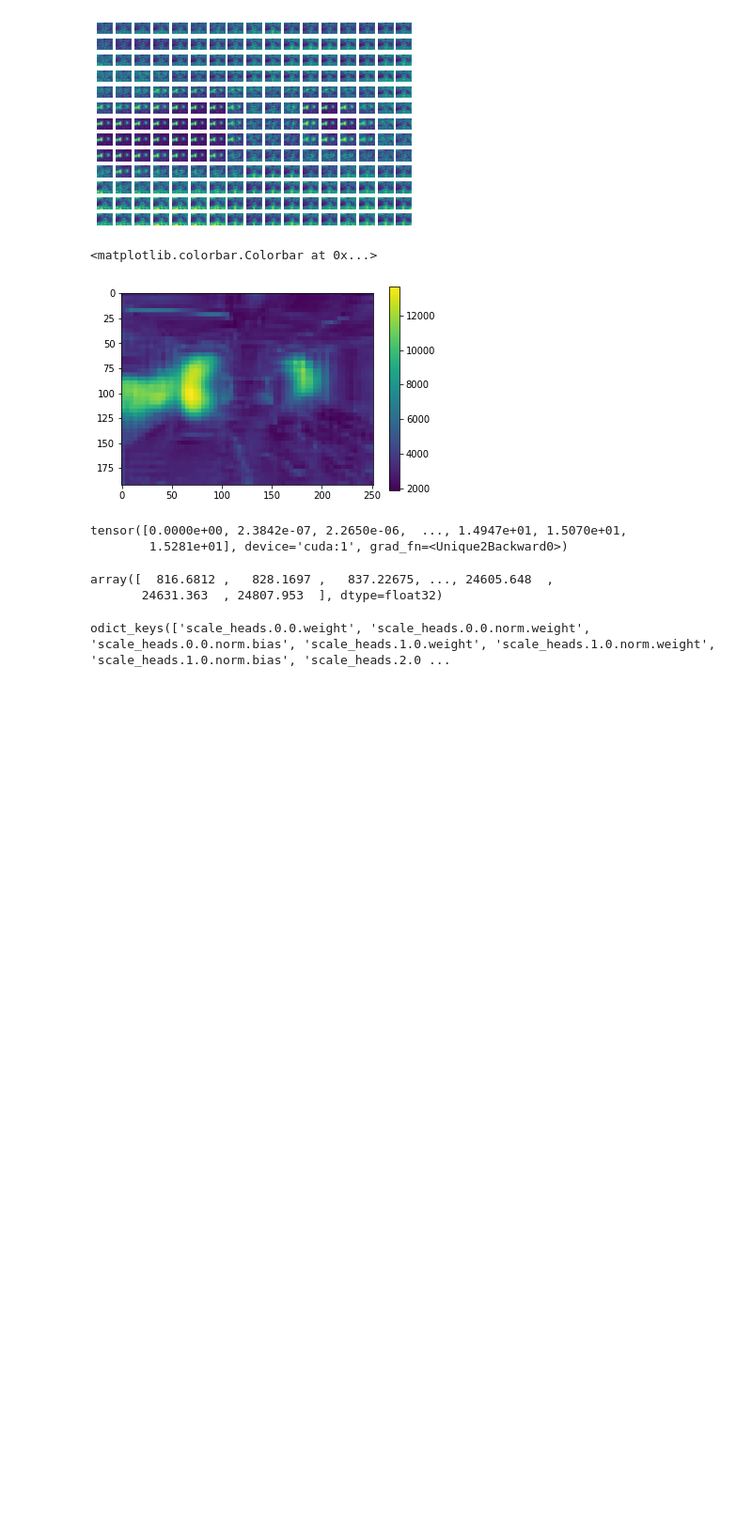
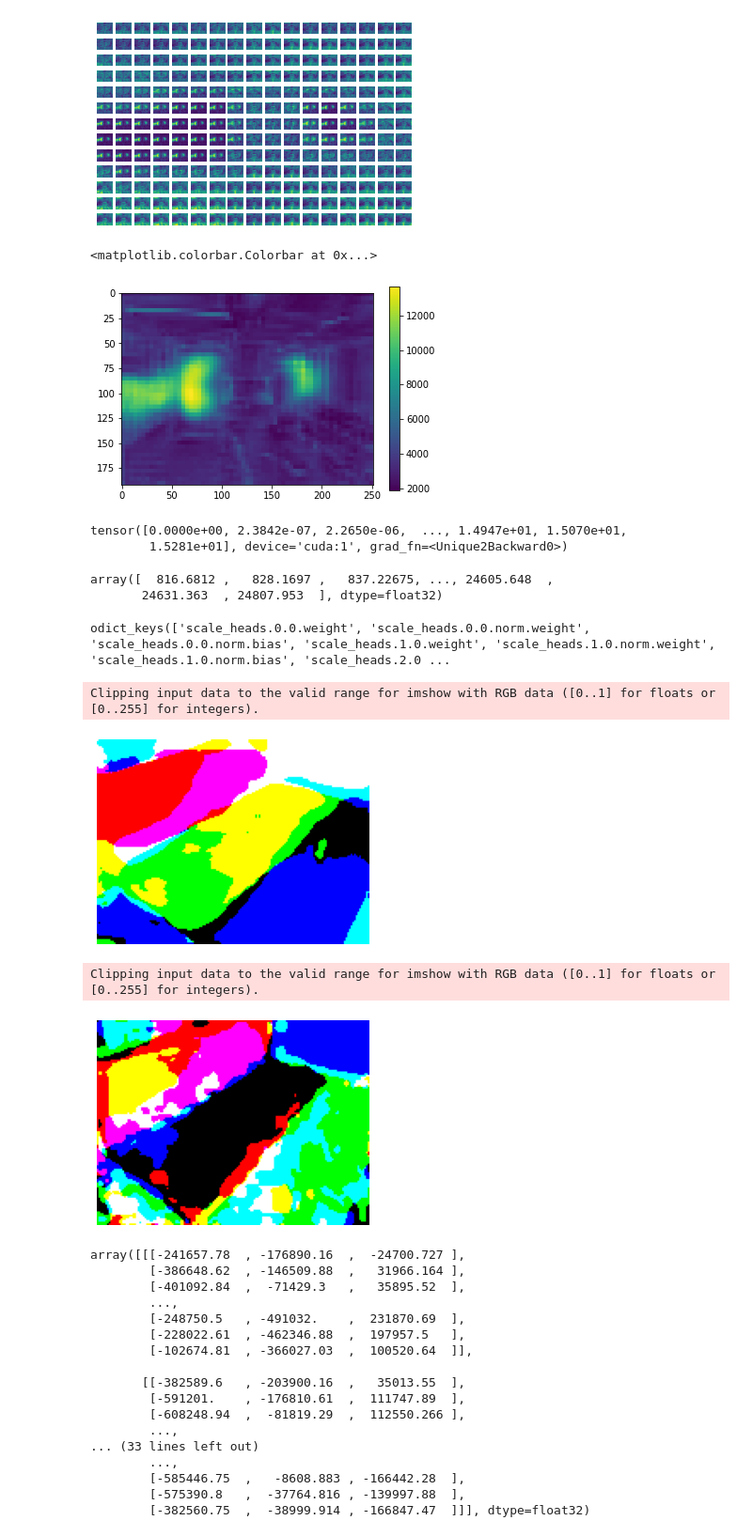
Before and after one commit to lifuguan/reflected_gnt, a Jupyter notebook: visualize.ipynb, the cells around one changed output. Shown: that part at 94% size. Cells and saved outputs as stored; diff of their text form; code cells hidden in the pictures; blank space fills up the shorter version.

```diff
--- a/visualize.ipynb
+++ b/visualize.ipynb
@@ -155,3 +155,49 @@ model1 = torch.load("./out/gnt_semantic_lr2/model_050000.pth")
 print(model1['sem_seg_head'].keys())
 # %% [output]
 odict_keys(['scale_heads.0.0.weight', 'scale_heads.0.0.norm.weight', 'scale_heads.0.0.norm.bias', 'scale_heads.1.0.weight', 'scale_heads.1.0.norm.weight', 'scale_heads.1.0.norm.bias', 'scale_heads.2.0 ...
+# %%
+from sklearn.decomposition import PCA
+import numpy as np
+import matplotlib.pyplot as plt
+import torch
+def calc_pca(emb, vis=False):
+    X = emb.flatten(0, -2).cpu().numpy()
+    np.random.seed(80)
+    pca = PCA(n_components=3)
+    pca.fit(X)
+    X_rgb = pca.transform(X).reshape(*emb.shape[:2], 3)
+    if vis:
+        plt.imshow(X_rgb)
+        plt.axis("off")
+        plt.show()
+    return X_rgb
+
+agg_feat_2d = np.load("out/agg_feat_2d.npy")
+agg_feat_2d = torch.from_numpy(agg_feat_2d)
+calc_pca(agg_feat_2d, vis=True)
+
+cnn_feat_2d = np.load("out/cnn_feat_2d.npy")
+cnn_feat_2d = torch.from_numpy(cnn_feat_2d).permute(1,2,0)
+calc_pca(cnn_feat_2d, vis=True)
+# %% [output]
+Clipping input data to the valid range for imshow with RGB data ([0..1] for floats or [0..255] for integers).
+[figure, added]
+Clipping input data to the valid range for imshow with RGB data ([0..1] for floats or [0..255] for integers).
+[figure, added]
+array([[[-241657.78  , -176890.16  ,  -24700.727 ],
+        [-386648.62  , -146509.88  ,   31966.164 ],
+        [-401092.84  ,  -71429.3   ,   35895.52  ],
+        ...,
+        [-248750.5   , -491032.    ,  231870.69  ],
+        [-228022.61  , -462346.88  ,  197957.5   ],
+        [-102674.81  , -366027.03  ,  100520.64  ]],
+
+       [[-382589.6   , -203900.16  ,   35013.55  ],
+        [-591201.    , -176810.61  ,  111747.89  ],
+        [-608248.94  ,  -81819.29  ,  112550.266 ],
+        ...,
+... (33 lines left out)
+        ...,
+        [-585446.75  ,   -8608.883 , -166442.28  ],
+        [-575390.8   ,  -37764.816 , -139997.88  ],
+        [-382560.75  ,  -38999.914 , -166847.47  ]]], dtype=float32)
```
Also changed, not shown: parts of 2 cells of this notebook, 9 other files.
